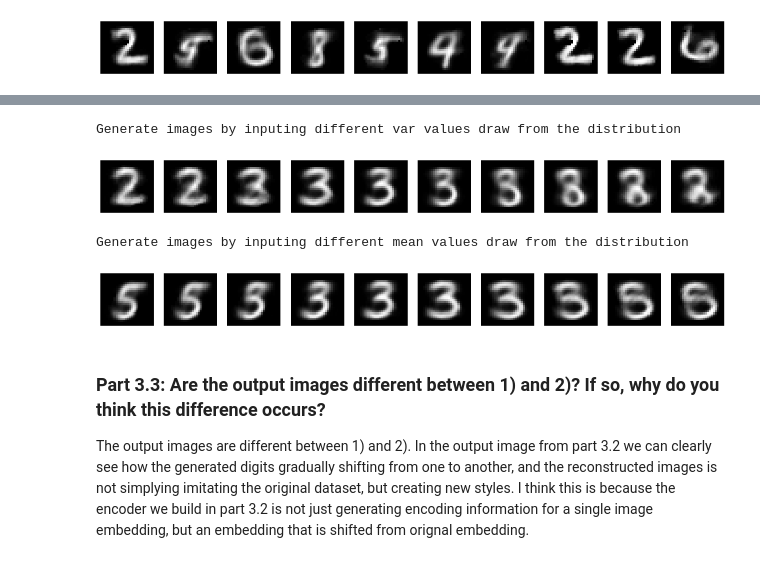
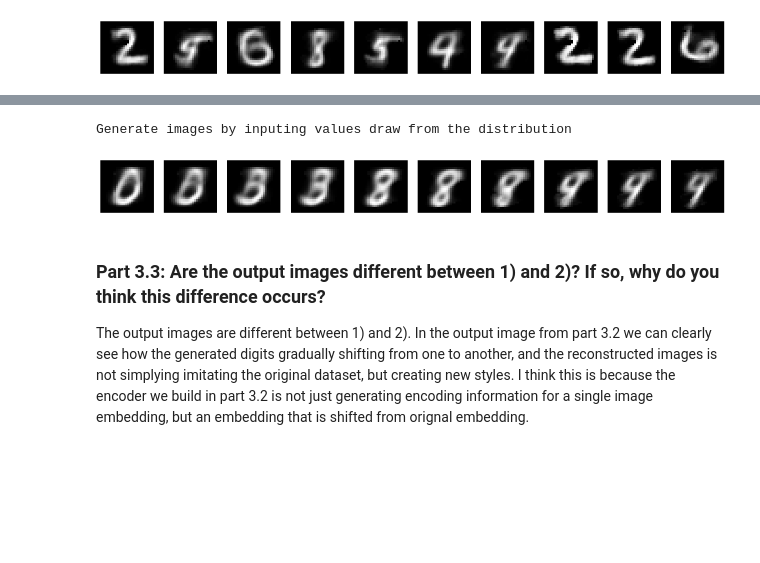
Before and after one commit to hsywhu/Variational-AutoEncoder, a Jupyter notebook: Assignment Four.ipynb, the cells around one changed output, grey strips where cells are left out. Saved outputs shown, nothing was run; the diff lists cells and outputs as text; code cells hidden in the pictures; blank space fills up the shorter version.

```diff
--- a/Assignment Four.ipynb
+++ b/Assignment Four.ipynb
@@ -540,8 +546,8 @@ Epoch 50/50
 autoencoder_fc_norm_best = load_model('./best_model_fc_norm.pth')
 
 # extract the decoder network from the original model
-decoder_fc_norm_layer1 = autoencoder_fc_norm_best.layers[5]
-decoder_fc_norm_layer2 = autoencoder_fc_norm_best.layers[6]
+decoder_fc_norm_layer1 = autoencoder_fc_norm_best.layers[4]
+decoder_fc_norm_layer2 = autoencoder_fc_norm_best.layers[5]
 decoder_norm_input = Input(shape=(2,))
 decoder_fc_norm = Model(decoder_norm_input, decoder_fc_norm_layer2(decoder_fc_norm_layer1(decoder_norm_input)))
 decoder_fc_norm.summary()
@@ -567,39 +567,23 @@ Non-trainable params: 0
 _________________________________________________________________
 # %%
 # generate images by inputing random number to decoder
-print("Generate images by inputing different var values draw from the distribution")
+print("Generate images by inputing values draw from the distribution")
 img_num = 10
 plt.figure(figsize=(18, 18))
 plt.gray()
 
-random_vars = np.linspace(-4, 4, img_num)[::-1]
+random_input = np.linspace(-1.5, 1.5, img_num)[::-1]
 
 for i in range(len(random_vars)):
-    z_sample = np.array([[0, random_vars[i]]])
+    z_sample = np.array([[0, random_input[i]]])
     img_decoded = decoder_fc_norm.predict(z_sample)
     ax = plt.subplot(1, img_num, i+1)
     plt.imshow(img_decoded.reshape(28, 28))
     ax.axis('off')
 plt.show()
 # %% [output]
-Generate images by inputing different var values draw from the distribution
+Generate images by inputing values draw from the distribution
-[figure, old version]
+[figure, new version]
-# %%
-# generate images by inputing random number to decoder
-print("Generate images by inputing different mean values draw from the distribution")
-random_means = np.linspace(-3, 3, img_num)
-plt.figure(figsize=(18, 18))
-plt.gray()
-for i in range(len(random_means)):
-    z_sample = np.array([[random_means[i], 1]])
-    img_decoded = decoder_fc_norm.predict(z_sample)
-    ax = plt.subplot(1, img_num, i+1)
-    plt.imshow(img_decoded.reshape(28, 28))
-    ax.axis('off')
-plt.show()
-# %% [output]
-Generate images by inputing different mean values draw from the distribution
-[figure, removed]
 # %% [markdown]
 
 ### Part 3.3:  Are the output images different between 1) and 2)? If so, why do you think this difference occurs?
```
Also changed, not shown: parts of 5 cells of this notebook, 1 other file.
